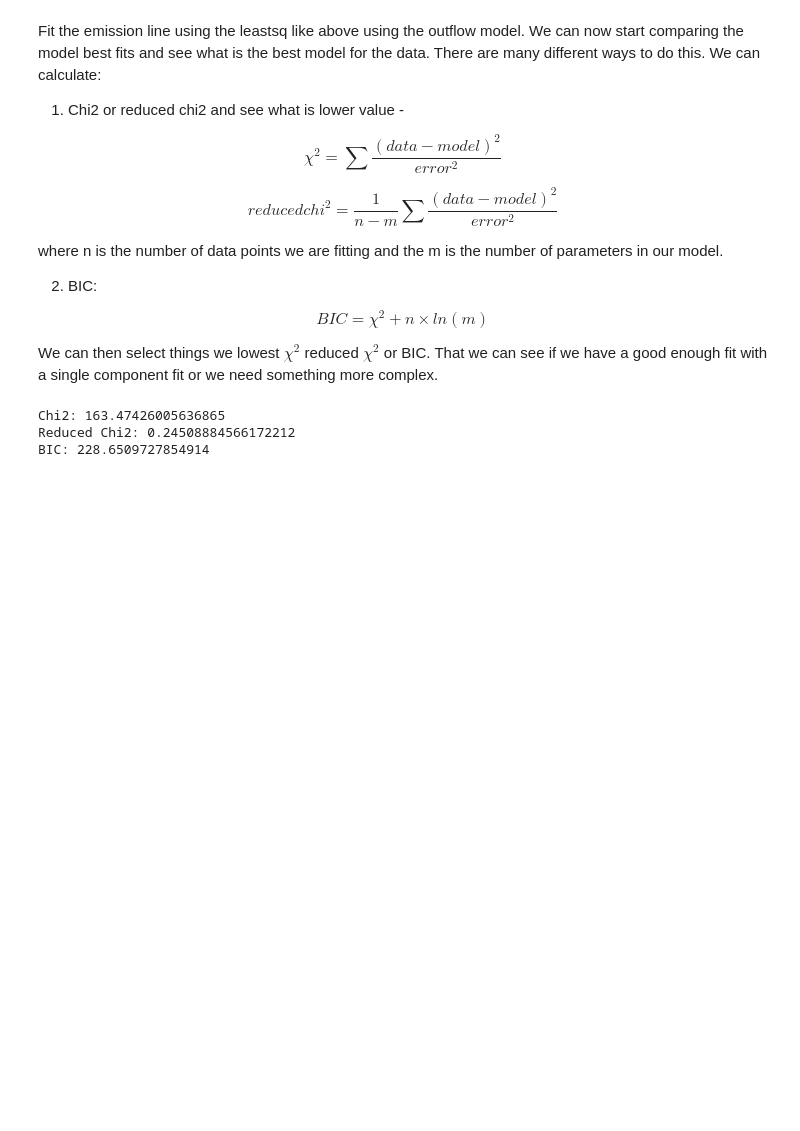
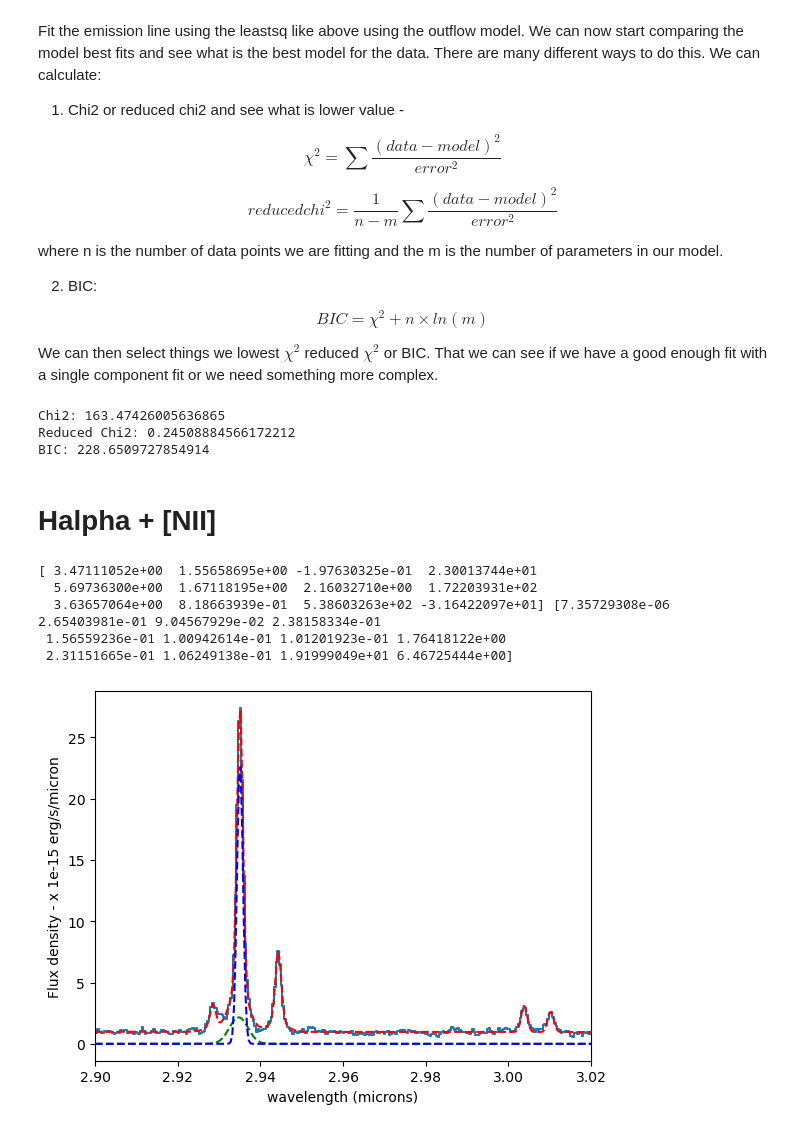
Before and after one commit to honzascholtz/Qubespec, a Jupyter notebook: Tutorial/Torun_school/3_Multi_component_fitting.ipynb, the cells around one changed output. Saved outputs shown, nothing was run; the diff lists cells and outputs as text; code cells hidden in the pictures; blank space fills up the shorter version.

```diff
--- a/Tutorial/Torun_school/3_Multi_component_fitting.ipynb
+++ b/Tutorial/Torun_school/3_Multi_component_fitting.ipynb
@@ -285,3 +259,5 @@ print('BIC:', BIC)
 Chi2: 163.47426005636865
 Reduced Chi2: 0.24508884566172212
 BIC: 228.6509727854914
+# %% [markdown]
+# Halpha + [NII]
@@ -287,0 +288,46 @@ BIC: 228.6509727854914
+# %%
+flux = D1_spec.data[np.invert(D1_spec.mask)]
+wave = obs_wave[np.invert(D1_spec.mask)]
+
+fit_loc = np.where((wave>(6564-300)*(1+z)/1e4)&(wave<(6564+300)*(1+z)/1e4))[0]
+
+sel=  np.where(((wave<(6564+20)*(1+z)/1e4))& (wave>(6564-20)*(1+z)/1e4))[0]
+flux_zoom = flux[sel]
+wave_zoom = wave[sel]
+
+peak_loc = np.ma.argmax(flux_zoom)
+peak = np.ma.max(flux_zoom)
+
+import astropy.stats as stats
+sigma = stats.sigma_clipped_stats(flux_zoom, sigma=3, maxiters=5)[2]
+# sigma is the standard deviation of the flux in the selected region
+error = np.ones_like(flux) * sigma
+
+from scipy.optimize import curve_fit
+
+init_c = [z,np.median(flux),0.01, peak, peak/4,peak/15, peak/15, 300., peak/10, peak/15, 500, -100 ]
+popt_outflow, pcov_outflow = curve_fit(Halpha_NII_SII_outflow, wave[fit_loc], flux[fit_loc], sigma= error[fit_loc], p0= init_c)
+
+print(popt_outflow, np.sqrt(np.diag(pcov_outflow)))
+plt.figure()
+plt.plot( wave, flux, drawstyle='steps-mid')
+plt.xlabel('wavelength (microns)')
+plt.ylabel('Flux density - x 1e-15 erg/s/micron')
+plt.plot(wave, Halpha_NII_SII_outflow(wave, *popt_outflow), 'r--')
+
+z= popt_outflow[0]
+Hal_wv_broad = 6564.52*(1+z)/1e4  + popt_outflow[11]/3e5* 6564.52*(1+z)/1e4
+plt.plot(wave, gauss(wave, popt_outflow[6], Hal_wv_broad, popt_outflow[10]), 'g--')
+
+plt.plot(wave, gauss(wave, popt_outflow[3], 6564.52*(1+z)/1e4, popt_outflow[7]), 'b--')
+
+plt.xlim(2.9,3.02)
+
+plt.show()
+# %% [output]
+[ 3.47111052e+00  1.55658695e+00 -1.97630325e-01  2.30013744e+01
+  5.69736300e+00  1.67118195e+00  2.16032710e+00  1.72203931e+02
+  3.63657064e+00  8.18663939e-01  5.38603263e+02 -3.16422097e+01] [7.35729308e-06 2.65403981e-01 9.04567929e-02 2.38158334e-01
+ 1.56559236e-01 1.00942614e-01 1.01201923e-01 1.76418122e+00
+ 2.31151665e-01 1.06249138e-01 1.91999049e+01 6.46725444e+00]
+[figure, added]
```
Also changed, not shown: parts of 2 cells of this notebook.
